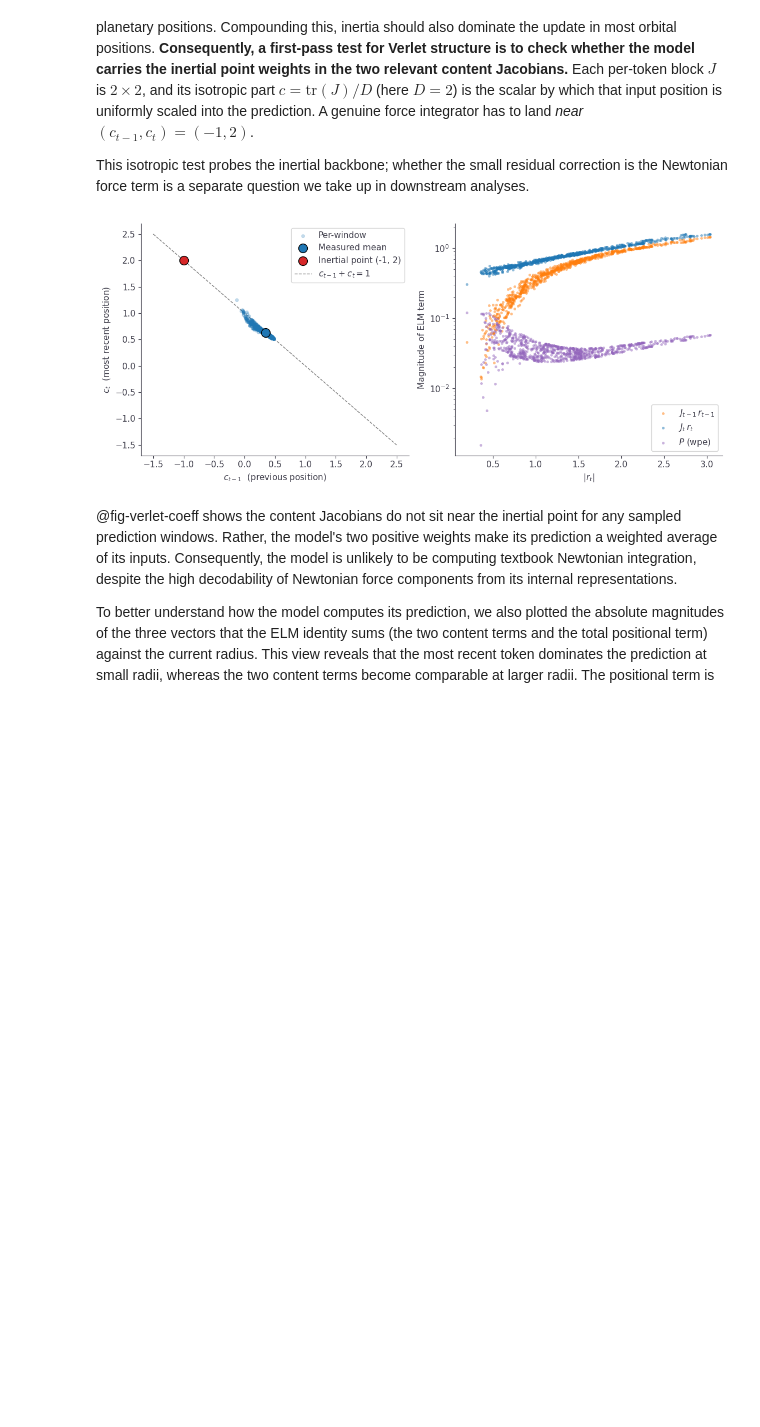
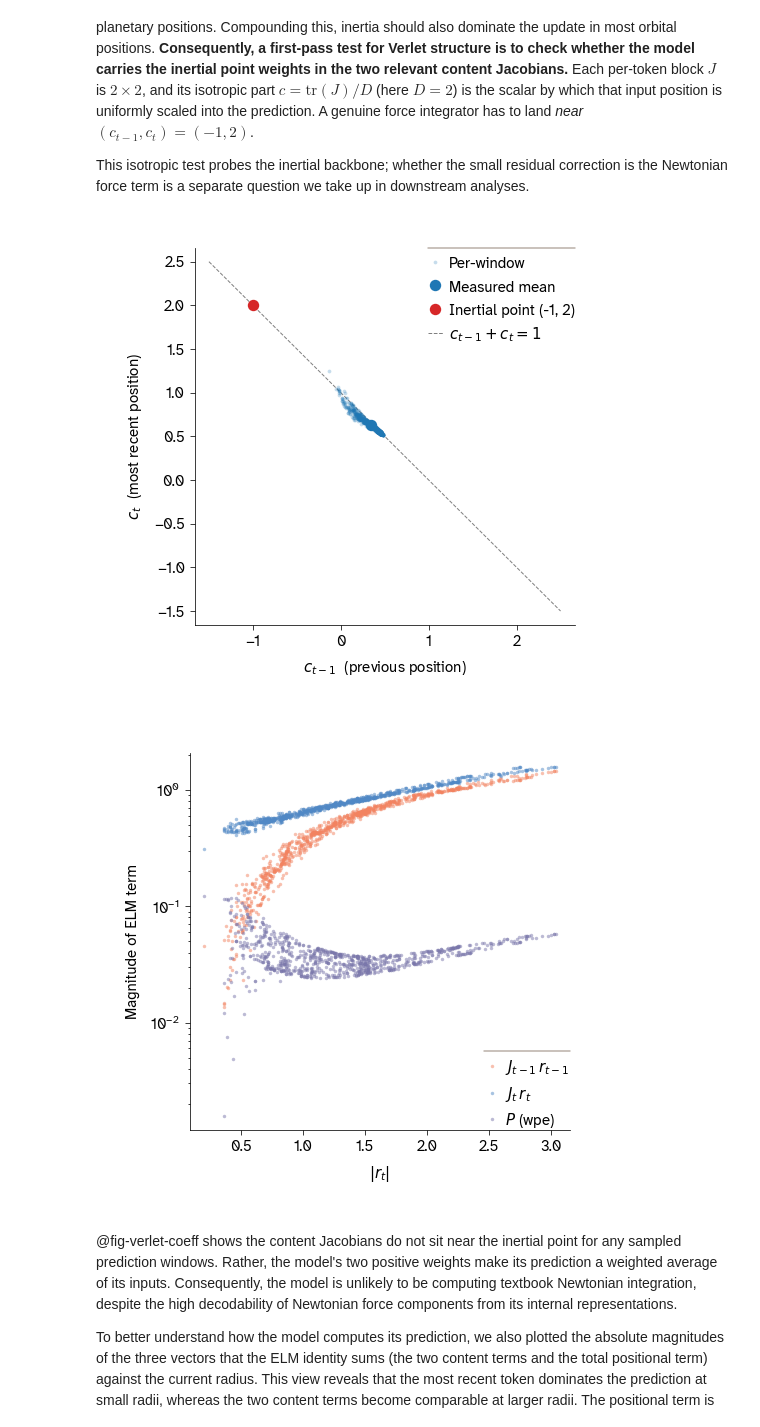
Before and after one commit to Arcadia-Science/world-model-orbits, a Jupyter notebook: index.ipynb, the cells around one changed output. Drawn from its saved outputs; the diff is of its cells as text; code cells hidden in the pictures; blank space fills up the shorter version.

```diff
--- a/index.ipynb
+++ b/index.ipynb
@@ -306,20 +345,28 @@ T = coeffs.shape[1]
 D = all_blocks.shape[-1]
 # %%
 #| label: fig-verlet-coeff
-#| fig-cap: "Left: the noisy short-context model in (c_{t-1}, c_t) space, where c = tr(J)/D is the isotropic part of a content Jacobian and gives the scalar weight placed on that input position. One point per window in blue, with the mean marked; the red circle is the inertial point (-1, 2) of a Verlet integrator, and the dashed line is c_{t-1} + c_t = 1. Right: the magnitude of each of the three terms in the ELM sum for the same windows, against |r_t|, on a log axis."
+#| fig-cap: "Isotropic Jacobian coefficients and ELM term magnitudes for the noisy short-context model."
+#| fig-subcap:
+#|   - "The model in (c_(t-1), c_t) space, where c = tr(J)/D is the isotropic part of a content Jacobian and gives the scalar weight placed on that input position. One point per window, with the mean marked; the red circle is the inertial point (-1, 2) of a Verlet integrator, and the dashed line is c_(t-1) + c_t = 1."
+#|   - "The magnitude of each of the three terms in the ELM sum for the same windows, against |r_t|, on a log axis."
+#| layout-ncol: 2
 #| code-fold: true
-fig, axes = plt.subplots(1, 2, figsize=(11.5, 5))
-NT.plot_coefficient_plane(axes[0], coeffs)
+PANEL = apc.mpl.FIGURE_SIZES_IN_INCHES['half_square']
 
-# Right panel: how big is each term in the ELM sum?  The coefficient analysis on
-# the left uses the content Jacobians only, so show what the omitted positional
-# term is worth alongside them.
-NT.plot_term_magnitudes(axes[1], content, positional, radius)
+fig, ax = plt.subplots(figsize=PANEL)
+NT.plot_coefficient_plane(ax, coeffs)
+apc.mpl.style_plot(ax)
+plt.show()
 
-fig.tight_layout()
+# The coefficient analysis above uses the content Jacobians only, so show what the
+# omitted positional term is worth alongside them.
+fig, ax = plt.subplots(figsize=PANEL)
+NT.plot_term_magnitudes(ax, content, positional, radius)
+apc.mpl.style_plot(ax)
 plt.show()
 # %% [output]
-[figure, old version]
+[figure, new version]
+[figure, added]
 # %% [markdown]
 @fig-verlet-coeff shows the content Jacobians do not sit near the inertial point for any sampled prediction windows. Rather, the model's two positive weights make its prediction a weighted average of its inputs. Consequently, the model is unlikely to be computing textbook Newtonian integration, despite the high decodability of Newtonian force components from its internal representations.
 
```
Also changed, not shown: parts of 17 cells of this notebook, 3 other files.
